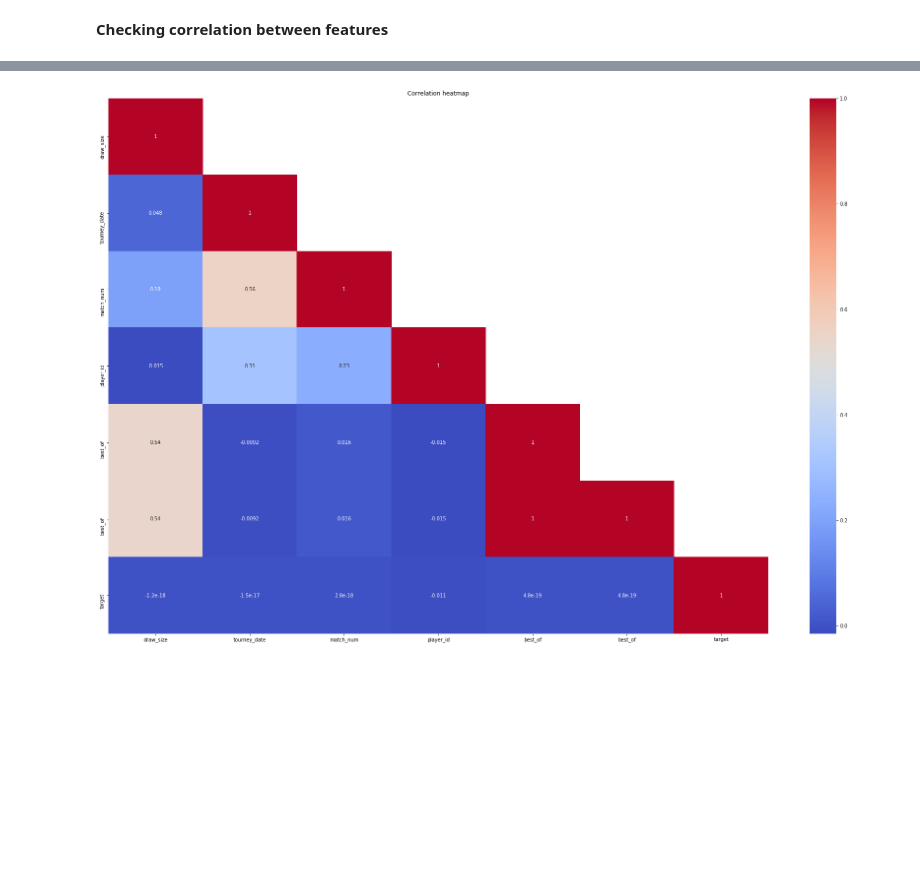
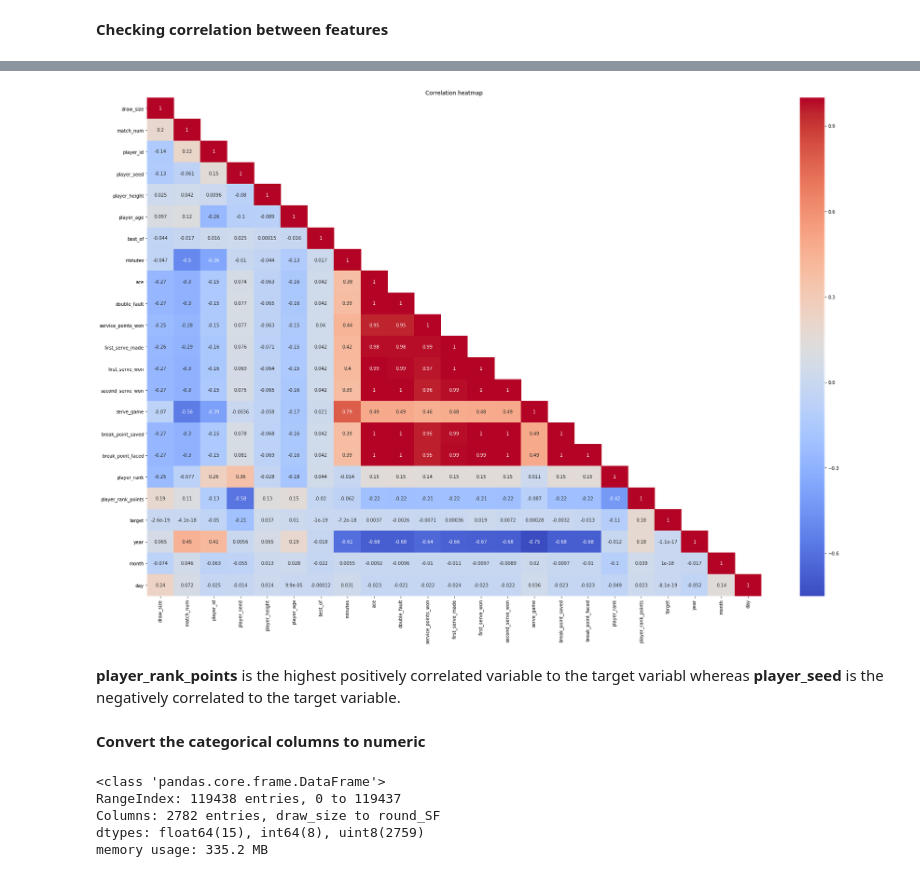
Before and after one commit to DSEI21000-S21/project-tennis-ml, a Jupyter notebook: ATP_ML.ipynb, the cells around one changed output, grey strips where cells are left out. Drawn from its saved outputs; the diff is of its cells as text; code cells hidden in the pictures; blank space fills up the shorter version.

```diff
--- a/ATP_ML.ipynb
+++ b/ATP_ML.ipynb
@@ -68,0 +136,3 @@ memory usage: 26.4+ MB
+# %%
+wta_data = pd.read_pickle("C:/Users/JAH/Documents/DSE/DSE2100_ML_project_dataset/wta_cleaned_data.pkl")
+wta_data.head()
@@ -131,6 +192,6 @@ plt.show()
 # %% [markdown]
 **Checking correlation between features**
 # %%
-clean_corr = ATP_df_clean_sample.corr()
-clean_corr['target'].sort_values(ascending=False)
+wta_data_corr = wta_data.corr()
+wta_data_corr['target'].sort_values(ascending=False)
 # %% [output]
@@ -144,9 +214,13 @@ player_id      -1.088801e-02
 Name: target, dtype: float64
 # %%
 f, ax = plt.subplots(figsize= (30, 20))
-lower = clean_corr.where(np.tril(np.ones(clean_corr.shape)).astype(np.bool))
+lower = wta_data_corr.where(np.tril(np.ones(wta_data_corr.shape)).astype(np.bool))
 hmap=sns.heatmap(lower,cmap="coolwarm", annot=True)
 ax.set_title('Correlation heatmap')
 plt.savefig('clean-corr-half.png')
 # %% [output]
-[figure, old version]
+[figure, new version]
+# %% [markdown]
+**player_rank_points** is the highest positively correlated variable to the target variabl whereas **player_seed** is the negatively correlated to the target variable.
+# %% [markdown]
+**Convert the categorical columns to numeric**
@@ -152,0 +231,9 @@ plt.savefig('clean-corr-half.png')
+# %%
+wta_data_numerical = encodeColumn(wta_data, ['tourney_name','surface', 'tourney_level', 'player_hand','round'])
+wta_data_numerical.info()
+# %% [output]
+<class 'pandas.core.frame.DataFrame'>
+RangeIndex: 119438 entries, 0 to 119437
+Columns: 2782 entries, draw_size to round_SF
+dtypes: float64(15), int64(8), uint8(2759)
+memory usage: 335.2 MB
```
Also changed, not shown: parts of 20 cells of this notebook.
